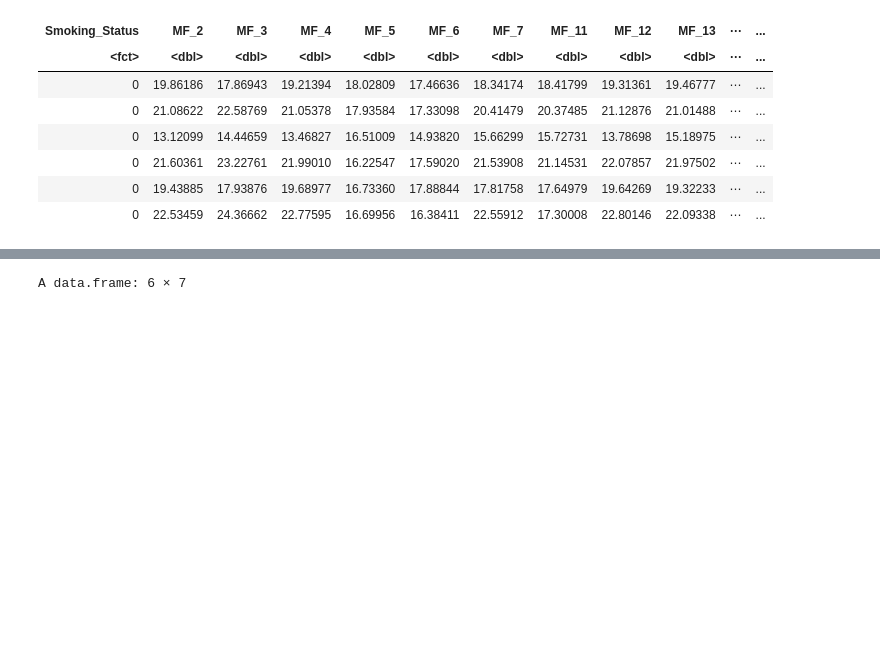
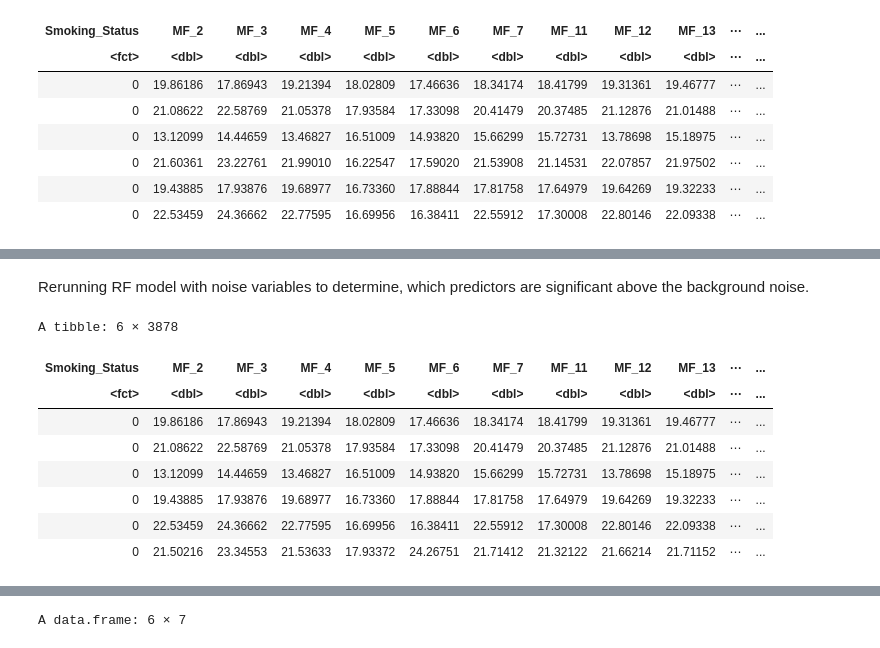
Before and after one commit to UNC-CEMALB/P1002_Ecig-Metabolomics-NELF, a Jupyter notebook: 2. Smoking Status Prediction/Smoking Status Prediction.ipynb, the cells around one changed output, grey strips where cells are left out. Saved outputs shown, nothing was run; the diff lists cells and outputs as text; code cells hidden in the pictures; blank space fills up the shorter version.

```diff
--- a/2. Smoking Status Prediction/Smoking Status Prediction.ipynb
+++ b/2. Smoking Status Prediction/Smoking Status Prediction.ipynb
@@ -78,0 +239,41 @@ A tibble: 6 × 3873
+# %% [markdown]
+Rerunning RF model with noise variables to determine, which predictors are significant above the background noise.
+# %%
+train_vars_noise_w_Ecig_40 = rf_values_w_Ecig_40[[1]]
+train_vars_noise_wo_Ecig_40 = rf_values_wo_Ecig_40[[1]]
+
+# Add random noise predictors as an additional method to evaluate model performance
+# Adding a column that contains randomly shuffled values from one of the molecules; sampling with replacement
+train_vars_noise_w_Ecig_40$noise1 = sample(train_vars_noise_w_Ecig_40[[colnames(train_vars_noise_w_Ecig_40[3])]],
+                                           replace = TRUE)
+train_vars_noise_w_Ecig_40$noise2 = sample(train_vars_noise_w_Ecig_40[[colnames(train_vars_noise_w_Ecig_40[4])]],
+                                           replace = TRUE)
+train_vars_noise_w_Ecig_40$noise3 = sample(train_vars_noise_w_Ecig_40[[colnames(train_vars_noise_w_Ecig_40[5])]],
+                                           replace = TRUE)
+train_vars_noise_w_Ecig_40$noise4 = sample(train_vars_noise_w_Ecig_40[[colnames(train_vars_noise_w_Ecig_40[6])]],
+                                           replace = TRUE)
+train_vars_noise_w_Ecig_40$noise5 = sample(train_vars_noise_w_Ecig_40[[colnames(train_vars_noise_w_Ecig_40[7])]],
+                                           replace = TRUE)
+
+train_vars_noise_wo_Ecig_40$noise1 = sample(train_vars_noise_wo_Ecig_40[[colnames(train_vars_noise_wo_Ecig_40[3])]],
+                                           replace = TRUE)
+train_vars_noise_wo_Ecig_40$noise2 = sample(train_vars_noise_wo_Ecig_40[[colnames(train_vars_noise_wo_Ecig_40[4])]],
+                                           replace = TRUE)
+train_vars_noise_wo_Ecig_40$noise3 = sample(train_vars_noise_wo_Ecig_40[[colnames(train_vars_noise_wo_Ecig_40[5])]],
+                                           replace = TRUE)
+train_vars_noise_wo_Ecig_40$noise4 = sample(train_vars_noise_wo_Ecig_40[[colnames(train_vars_noise_wo_Ecig_40[6])]],
+                                           replace = TRUE)
+train_vars_noise_wo_Ecig_40$noise5 = sample(train_vars_noise_wo_Ecig_40[[colnames(train_vars_noise_wo_Ecig_40[7])]],
+                                           replace = TRUE)
+
+head(train_vars_noise_w_Ecig_40)
+# %% [output]
+A tibble: 6 × 3878
+| Smoking_Status | MF_2 | MF_3 | MF_4 | MF_5 | MF_6 | MF_7 | MF_11 | MF_12 | MF_13 | ⋯ | ... |
+| <fct> | <dbl> | <dbl> | <dbl> | <dbl> | <dbl> | <dbl> | <dbl> | <dbl> | <dbl> | ⋯ | ... |
+| 0 | 19.86186 | 17.86943 | 19.21394 | 18.02809 | 17.46636 | 18.34174 | 18.41799 | 19.31361 | 19.46777 | ⋯ | ... |
+| 0 | 21.08622 | 22.58769 | 21.05378 | 17.93584 | 17.33098 | 20.41479 | 20.37485 | 21.12876 | 21.01488 | ⋯ | ... |
+| 0 | 13.12099 | 14.44659 | 13.46827 | 16.51009 | 14.93820 | 15.66299 | 15.72731 | 13.78698 | 15.18975 | ⋯ | ... |
+| 0 | 19.43885 | 17.93876 | 19.68977 | 16.73360 | 17.88844 | 17.81758 | 17.64979 | 19.64269 | 19.32233 | ⋯ | ... |
+| 0 | 22.53459 | 24.36662 | 22.77595 | 16.69956 | 16.38411 | 22.55912 | 17.30008 | 22.80146 | 22.09338 | ⋯ | ... |
+| 0 | 21.50216 | 23.34553 | 21.53633 | 17.93372 | 24.26751 | 21.71412 | 21.32122 | 21.66214 | 21.71152 | ⋯ | ... |
```
Also changed, not shown: parts of 30 cells of this notebook.
